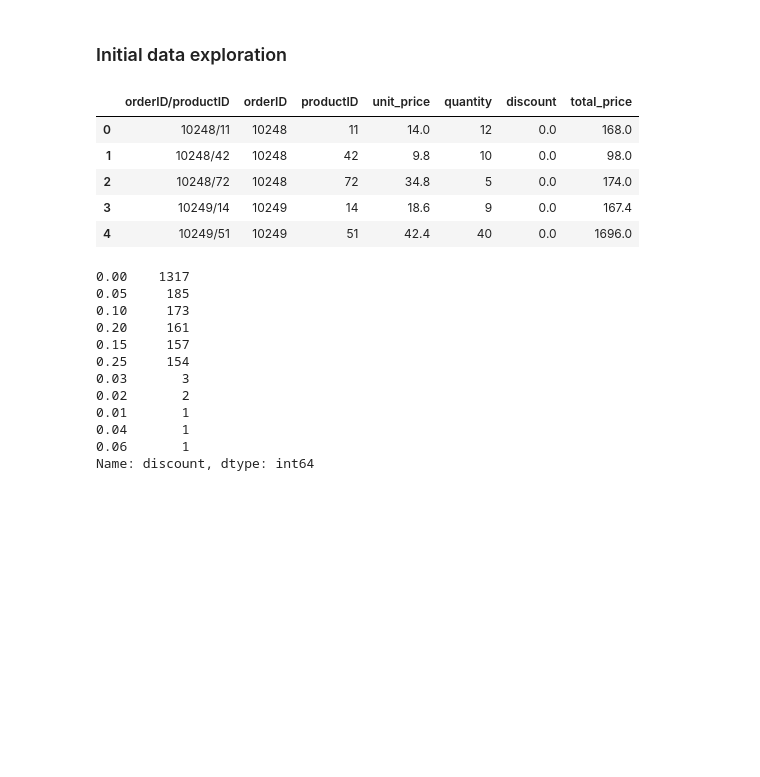
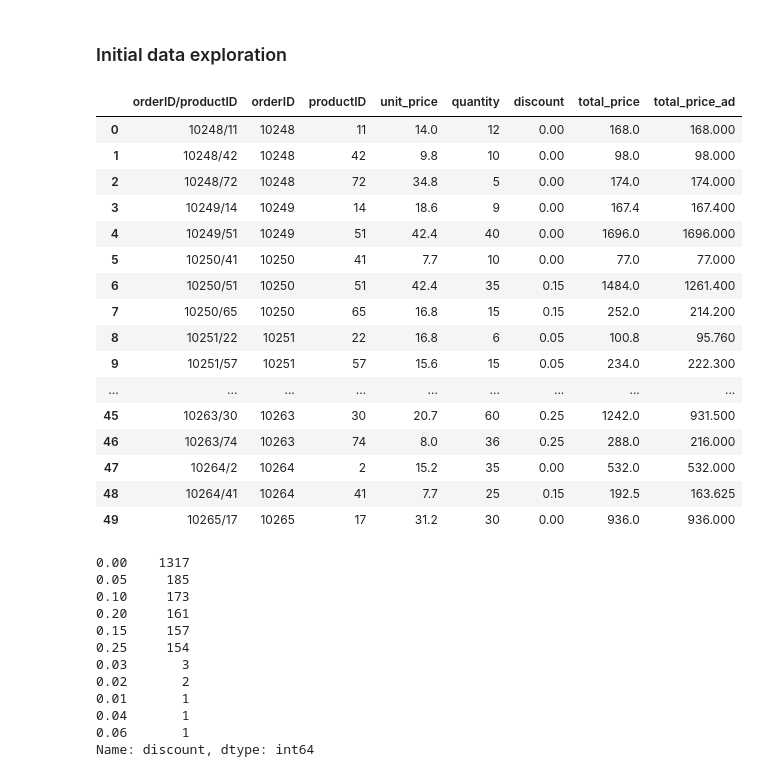
Before and after one commit to nikolholicka/Hypotesis_Testing_Northwind_Database, a Jupyter notebook: Hypotheses_Testing_Mod3_Project.ipynb, the cells around one changed output. Saved outputs shown, nothing was run; the diff lists cells and outputs as text; code cells hidden in the pictures; blank space fills up the shorter version.

Commit message:
revenue after discount testing

```diff
--- a/Hypotheses_Testing_Mod3_Project.ipynb
+++ b/Hypotheses_Testing_Mod3_Project.ipynb
@@ -30,21 +30,35 @@ Image("Northwind_ERD_updated.png")
 # %%
 #SQL query
 order_detail = cur.execute('''SELECT * FROM OrderDetail;''').fetchall()
 
 #Creating Pandas DF with fetched data and renaming columns
 order_detail_df = pd.DataFrame(order_detail)
 order_detail_df.columns = ['orderID/productID','orderID','productID','unit_price','quantity','discount']
 
 #Crating a new column which calculates the total price of each product(quantity x price)
 order_detail_df['total_price'] = order_detail_df.apply(lambda row: row.unit_price * row.quantity, axis = 1)
+order_detail_df['total_price_ad'] = order_detail_df.apply(lambda row: row.total_price-(row.total_price * row.discount), axis = 1)
+
+
 order_detail_df.head()
 # %% [output]
-|  | orderID/productID | orderID | productID | unit_price | quantity | discount | total_price |
-| 0 | 10248/11 | 10248 | 11 | 14.0 | 12 | 0.0 | 168.0 |
-| 1 | 10248/42 | 10248 | 42 | 9.8 | 10 | 0.0 | 98.0 |
-| 2 | 10248/72 | 10248 | 72 | 34.8 | 5 | 0.0 | 174.0 |
-| 3 | 10249/14 | 10249 | 14 | 18.6 | 9 | 0.0 | 167.4 |
-| 4 | 10249/51 | 10249 | 51 | 42.4 | 40 | 0.0 | 1696.0 |
+|  | orderID/productID | orderID | productID | unit_price | quantity | discount | total_price | total_price_ad |
+| 0 | 10248/11 | 10248 | 11 | 14.0 | 12 | 0.00 | 168.0 | 168.000 |
+| 1 | 10248/42 | 10248 | 42 | 9.8 | 10 | 0.00 | 98.0 | 98.000 |
+| 2 | 10248/72 | 10248 | 72 | 34.8 | 5 | 0.00 | 174.0 | 174.000 |
+| 3 | 10249/14 | 10249 | 14 | 18.6 | 9 | 0.00 | 167.4 | 167.400 |
+| 4 | 10249/51 | 10249 | 51 | 42.4 | 40 | 0.00 | 1696.0 | 1696.000 |
+| 5 | 10250/41 | 10250 | 41 | 7.7 | 10 | 0.00 | 77.0 | 77.000 |
+| 6 | 10250/51 | 10250 | 51 | 42.4 | 35 | 0.15 | 1484.0 | 1261.400 |
+| 7 | 10250/65 | 10250 | 65 | 16.8 | 15 | 0.15 | 252.0 | 214.200 |
+| 8 | 10251/22 | 10251 | 22 | 16.8 | 6 | 0.05 | 100.8 | 95.760 |
+| 9 | 10251/57 | 10251 | 57 | 15.6 | 15 | 0.05 | 234.0 | 222.300 |
+| ... | ... | ... | ... | ... | ... | ... | ... | ... |
+| 45 | 10263/30 | 10263 | 30 | 20.7 | 60 | 0.25 | 1242.0 | 931.500 |
+| 46 | 10263/74 | 10263 | 74 | 8.0 | 36 | 0.25 | 288.0 | 216.000 |
+| 47 | 10264/2 | 10264 | 2 | 15.2 | 35 | 0.00 | 532.0 | 532.000 |
+| 48 | 10264/41 | 10264 | 41 | 7.7 | 25 | 0.15 | 192.5 | 163.625 |
+| 49 | 10265/17 | 10265 | 17 | 31.2 | 30 | 0.00 | 936.0 | 936.000 |
 # %%
 order_detail_df.discount.value_counts()
 # %% [output]
```
Also changed, not shown: parts of 18 cells of this notebook.
